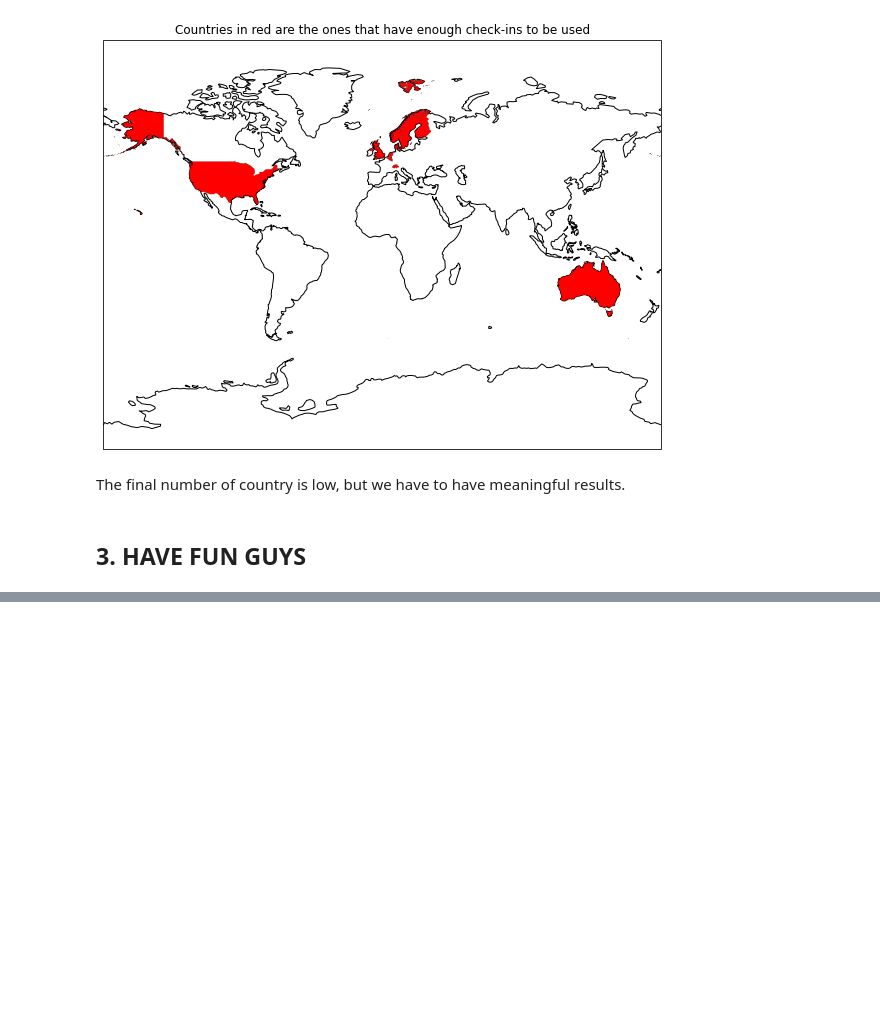
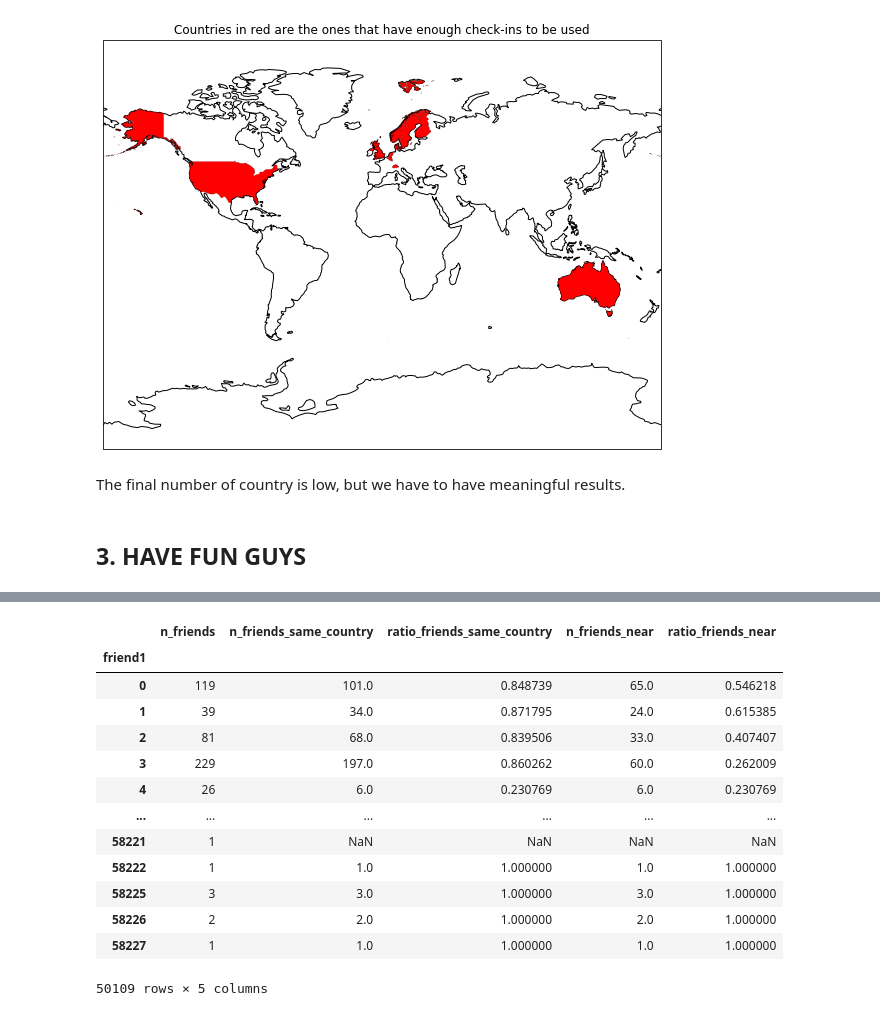
Before and after one commit to asreva/ada-2020-project-milestone-p3-p3_ada-dream-team, a Jupyter notebook: friendship_and_home_position.ipynb, the cells around one changed output, grey strips where cells are left out. Cells and saved outputs as stored; diff of their text form; code cells hidden in the pictures; blank space fills up the shorter version.

Commit message:
Friends characteristics

```diff
--- a/friendship_and_home_position.ipynb
+++ b/friendship_and_home_position.ipynb
@@ -593,0 +668,20 @@ The final number of country is low, but we have to have meaningful results.
+# %%
+#FIRST THE LATITUDE AND LONGITUDE OF THE FIRST USER IS OBTAINED SETTING THIS USER AS THE INDEX AND USING THE "Go_home" DATA FRAME
+gowalla_edges = gowalla_edges.set_index("friend1")
+gowalla_edges["friend1_lat"] = gowalla_home_pos_light["lat"]
+gowalla_edges["friend1_lon"] = gowalla_home_pos_light["long"]
+#THEN THE PROCESS IS REPEATED FOR THE SECOND USER
+gowalla_edges = gowalla_edges.reset_index().set_index("friend2")
+gowalla_edges["friend2_lat"] = gowalla_home_pos_light["lat"]
+gowalla_edges["friend2_lon"] = gowalla_home_pos_light["long"]
+#FINALLY THE INDEX IS RESETED SO THAT ALL INFORMATION IS EQUALLY ACCESIBLE
+gowalla_edges = gowalla_edges.reset_index()
+
+#SAME FOR BRIGHTKITE DATASET
+bright_edges = bright_edges.set_index("friend1")
+bright_edges["friend1_lat"] = bright_home_pos_light["lat"]
+bright_edges["friend1_lon"] = bright_home_pos_light["long"]
+bright_edges = bright_edges.reset_index().set_index("friend2")
+bright_edges["friend2_lat"] = bright_home_pos_light["lat"]
+bright_edges["friend2_lon"] = bright_home_pos_light["long"]
+bright_edges = bright_edges.reset_index()
@@ -593,0 +724,38 @@ The final number of country is low, but we have to have meaningful results.
+# %%
+threshold = 50
+# %%
+# Creating a new data set with friendship info for each user
+# Number of friends
+gowalla_friends_ch = pd.DataFrame(gowalla_edges.groupby("friend1")["friend2"].count()).rename(columns={"friend2":"n_friends"})
+# Number of friends in the same country
+gowalla_friends_ch["n_friends_same_country"] = gowalla_edges[gowalla_edges.friend1_nat == gowalla_edges.friend2_nat].groupby("friend1")["friend2"].count()
+# Ratio of friends in the same country
+gowalla_friends_ch["ratio_friends_same_country"] = gowalla_friends_ch["n_friends_same_country"]/gowalla_friends_ch["n_friends"]
+# Number of friends within a distance
+gowalla_friends_ch["n_friends_near"] = gowalla_edges[gowalla_edges.distance < threshold].groupby("friend1")["friend2"].count()
+# Ratio of friends within a distance
+gowalla_friends_ch["ratio_friends_near"] = gowalla_friends_ch["n_friends_near"]/gowalla_friends_ch["n_friends"]
+
+# Same for Brightkite dataset
+bright_friends_ch = pd.DataFrame(bright_edges.groupby("friend1")["friend2"].count()).rename(columns={"friend2":"n_friends"})
+bright_friends_ch["n_friends_same_country"] = bright_edges[bright_edges.friend1_nat == bright_edges.friend2_nat].groupby("friend1")["friend2"].count()
+bright_friends_ch["ratio_friends_same_country"] = bright_friends_ch["n_friends_same_country"]/bright_friends_ch["n_friends"]
+bright_friends_ch["n_friends_near"] = bright_edges[bright_edges.distance < threshold].groupby("friend1")["friend2"].count()
+bright_friends_ch["ratio_friends_near"] = bright_friends_ch["n_friends_near"]/bright_friends_ch["n_friends"]
+# %%
+gowalla_friends_ch
+# %% [output]
+|  | n_friends | n_friends_same_country | ratio_friends_same_country | n_friends_near | ratio_friends_near |
+| friend1 |  |  |  |  |  |
+| 0 | 119 | 101.0 | 0.848739 | 65.0 | 0.546218 |
+| 1 | 39 | 34.0 | 0.871795 | 24.0 | 0.615385 |
+| 2 | 81 | 68.0 | 0.839506 | 33.0 | 0.407407 |
+| 3 | 229 | 197.0 | 0.860262 | 60.0 | 0.262009 |
+| 4 | 26 | 6.0 | 0.230769 | 6.0 | 0.230769 |
+| ... | ... | ... | ... | ... | ... |
+| 58221 | 1 | NaN | NaN | NaN | NaN |
+| 58222 | 1 | 1.0 | 1.000000 | 1.0 | 1.000000 |
+| 58225 | 3 | 3.0 | 1.000000 | 3.0 | 1.000000 |
+| 58226 | 2 | 2.0 | 1.000000 | 2.0 | 1.000000 |
+| 58227 | 1 | 1.0 | 1.000000 | 1.0 | 1.000000 |
+50109 rows × 5 columns
```
Also changed, not shown: parts of 21 cells of this notebook.
